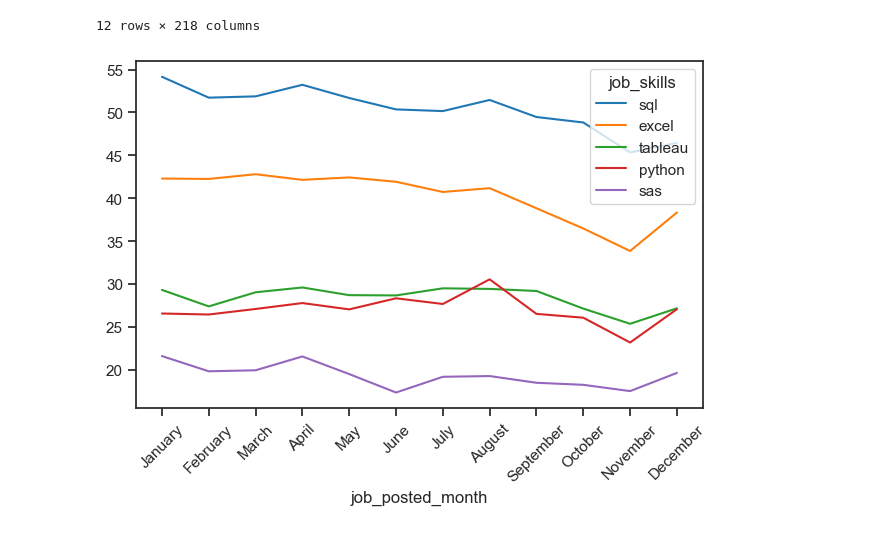
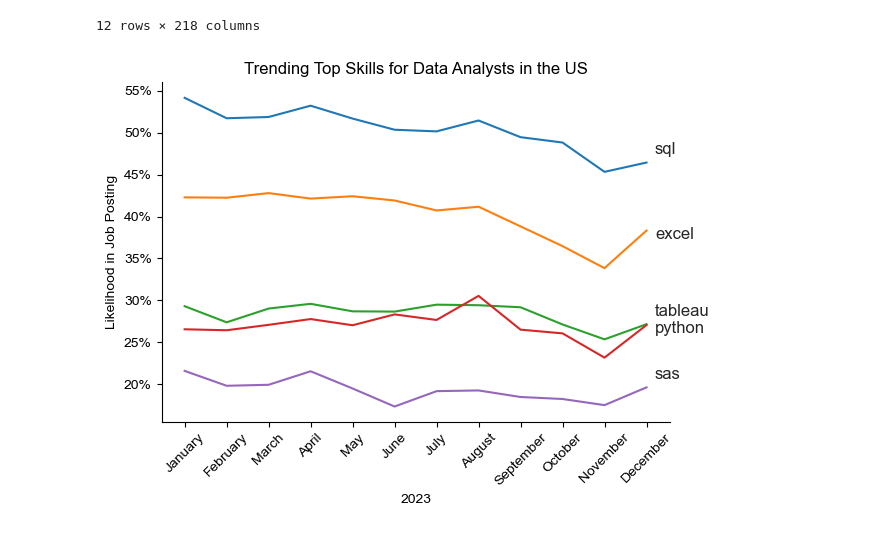
Before and after one commit to poghospa/VS_folder, a Jupyter notebook: Python_Data_Project/3_PROJECT/2_Skills_Count.ipynb, the cells around one changed output. Saved outputs shown, nothing was run; the diff lists cells and outputs as text; code cells hidden in the pictures.

```diff
--- a/Python_Data_Project/3_PROJECT/2_Skills_Count.ipynb
+++ b/Python_Data_Project/3_PROJECT/2_Skills_Count.ipynb
@@ -90,10 +90,31 @@ df_da_us_percent
 # %%
 df_plot= df_da_us_percent.iloc[:, :5]
 # %%
+from matplotlib.ticker import PercentFormatter
 #fig= plt.figure(figsize=(12,6))
 sns.lineplot(data=df_plot, dashes=False, palette='tab10')
 sns.set_theme(style='ticks')
 plt.tick_params(axis='x', labelrotation=45, labelright=True)
+plt.title('Trending Top Skills for Data Analysts in the US')
+plt.xlabel('2023')
+plt.ylabel('Likelihood in Job Posting')
+plt.legend().remove()
+sns.despine()
+
+#for i in range(len(df_plot.columns)):
+    #plt.annotate(df_plot.columns[i], xy=('December', df_plot.loc['December', df_plot.columns[i]]),ha='right', va='bottom',
+                 #xytext=('December', df_plot.loc['December', df_plot.columns[i]]+2))
+
+for i in range(5):
+    if i %2==0:
+        plt.text(11+0.2, df_plot.iloc[-1, i] +1, df_plot.columns[i])
+    else:
+        plt.text(11+0.2, df_plot.iloc[-1, i] -1, df_plot.columns[i])
+
+ax= plt.gca()
+#ax.yaxis.set_major_formatter(plt.FuncFormatter(lambda y, pos: f'{y:1.0f}%'))
+ax.yaxis.set_major_formatter(PercentFormatter(decimals=0))
 plt.tight_layout()
+plt.show()
 # %% [output]
-[figure, old version]
+[figure, new version]
```
Also changed, not shown: 5 other files.
